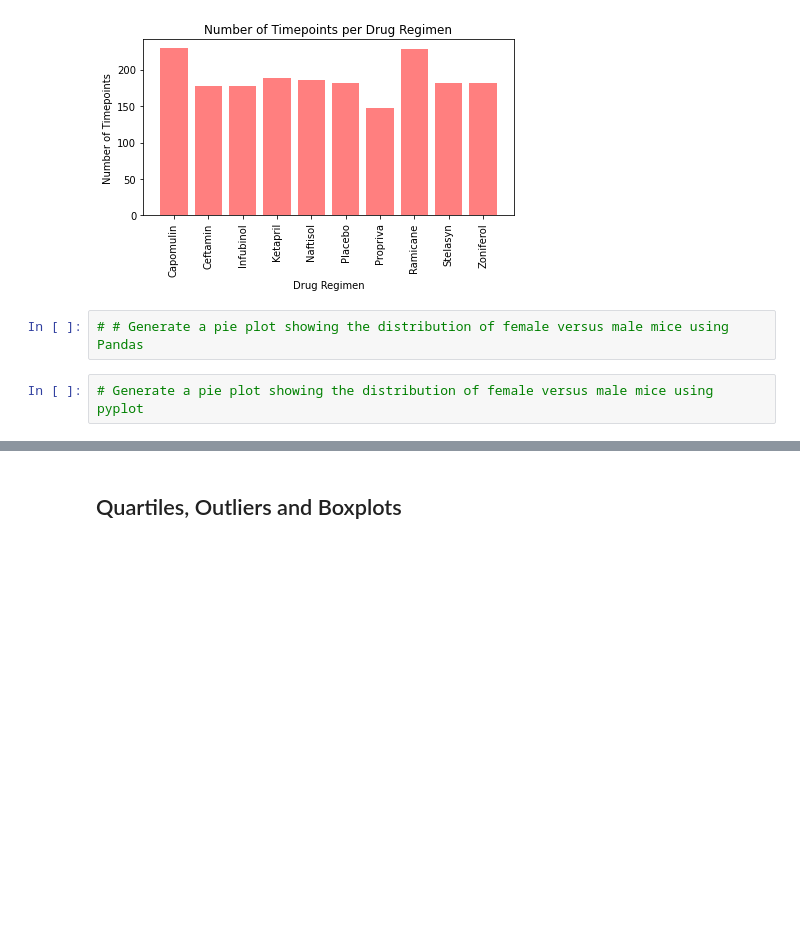
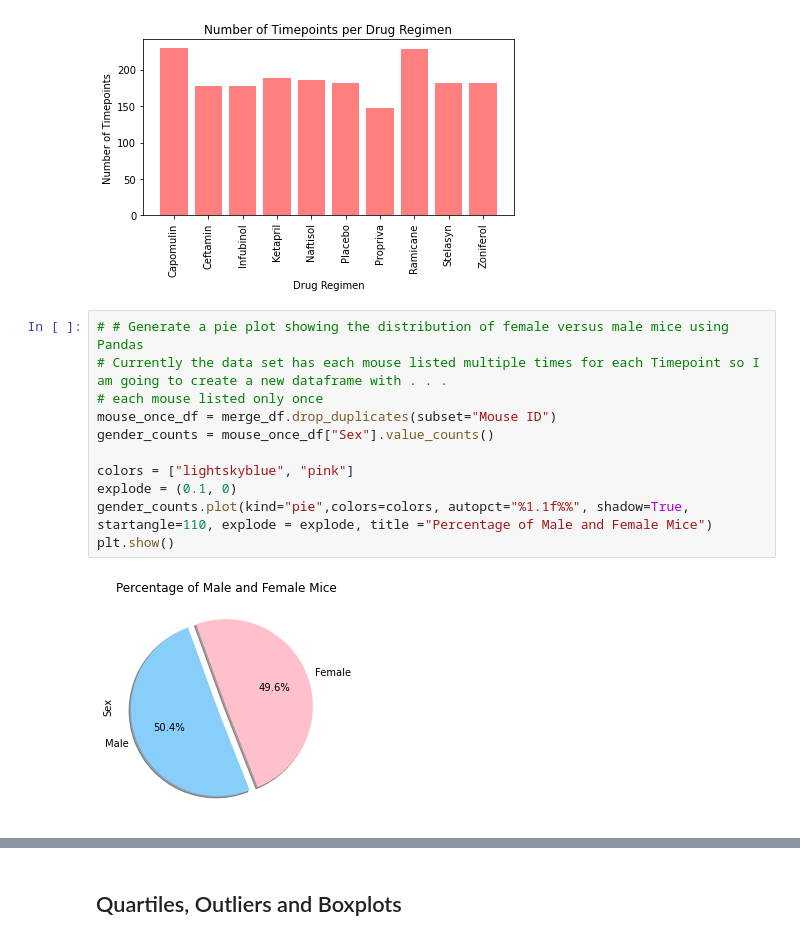
Before and after one commit to cseebec/Pharmaceutical_Analysis_Matplotlib, a Jupyter notebook: pymaceuticals_starter.ipynb, the cells around one changed output, grey strips where cells are left out. Drawn from its saved outputs; the diff is of its cells as text; blank space fills up the shorter version.

Commit message:
Pie Charts

```diff
--- a/pymaceuticals_starter.ipynb
+++ b/pymaceuticals_starter.ipynb
@@ -176,7 +176,16 @@ plt.tight_layout()
 plt.show()
 # %% [output]
 [figure]
-# %%
-# # Generate a pie plot showing the distribution of female versus male mice using Pandas
-# %%
-# Generate a pie plot showing the distribution of female versus male mice using pyplot
+# %%
+# # Generate a pie plot showing the distribution of female versus male mice using Pandas
+# Currently the data set has each mouse listed multiple times for each Timepoint so I am going to create a new dataframe with . . .
+# each mouse listed only once
+mouse_once_df = merge_df.drop_duplicates(subset="Mouse ID")
+gender_counts = mouse_once_df["Sex"].value_counts()
+
+colors = ["lightskyblue", "pink"]
+explode = (0.1, 0)
+gender_counts.plot(kind="pie",colors=colors, autopct="%1.1f%%", shadow=True, startangle=110, explode = explode, title ="Percentage of Male and Female Mice")
+plt.show()
+# %% [output]
+[figure, added]
```
Also changed, not shown: parts of 1 cell of this notebook.
